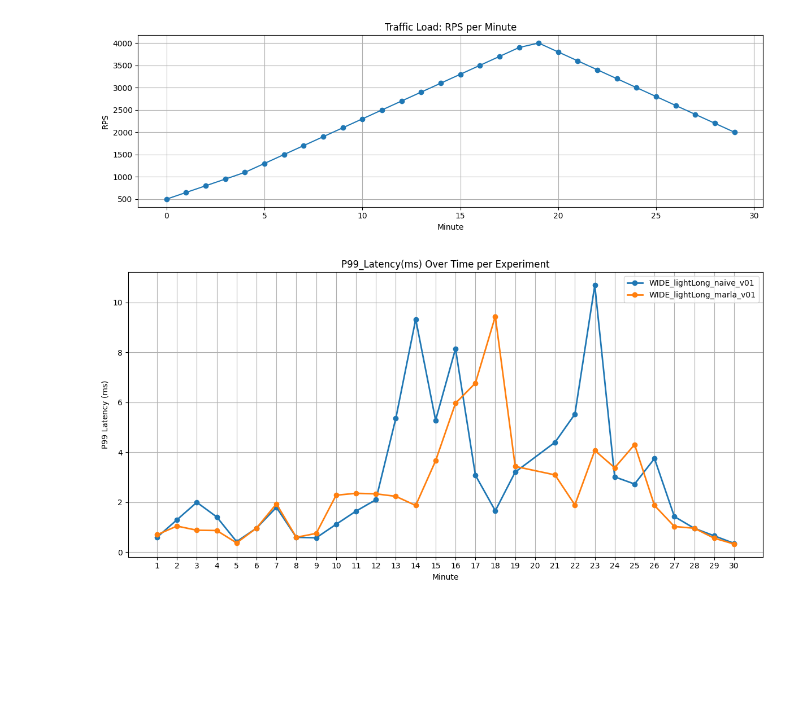
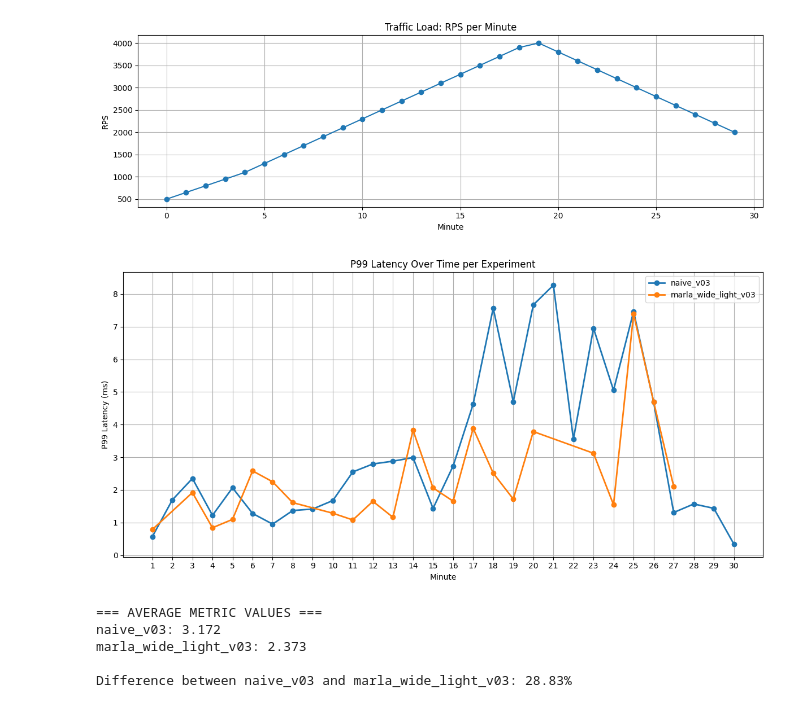
Before and after one commit to georgakopoulosgeo/Interference_Thesis_NTUA, a Jupyter notebook: Results/naive_vs_marla.ipynb, the cells around one changed output. Cells and saved outputs as stored; diff of their text form; code cells hidden in the pictures; blank space fills up the shorter version.

```diff
--- a/Results/naive_vs_marla.ipynb
+++ b/Results/naive_vs_marla.ipynb
@@ -17,16 +20,20 @@ marla_logs_folder = "/home/george/Workshop/Interference/Results/marla_logs"
 # Get all CSV files in the folder
 csv_files = glob.glob(os.path.join(csv_folder, "*.csv"))
 # %%
-def plot_metric_over_time(csv_filenames, metric="P99_Latency", folder_path=csv_folder):
+def plot_metric_over_time(csv_filenames, metric="P99_Latency", folder_path="./traffic_generator_csvs"):
     """
-    Plots the selected metric over time for selected CSV files, keeping only values below 20 for P99_Latency.
+    Plots the selected metric over time for selected CSV files,
+    keeping only values below 20 for P99_Latency.
+    Also prints the average of the metric for each file,
+    and how much they differ in percentage.
 
     Args:
-        csv_filenames (list): List of CSV filenames (e.g., ["naive_v01.csv", "balanced_ramp.csv"]).
+        csv_filenames (list): List of CSV filenames.
         metric (str): The metric column to plot (default: "P99_Latency").
         folder_path (str): Folder where the CSV files are stored.
     """
     plt.figure(figsize=(12, 6))
+    averages = {}
 
     for filename in csv_filenames:
         full_path = os.path.join(folder_path, filename)
@@ -37,11 +44,14 @@ def plot_metric_over_time(csv_filenames, metric="P99_Latency", folder_path=csv_f
         df = pd.read_csv(full_path)
         df['Minute'] = pd.to_numeric(df['Minute'], errors='coerce')
         df[metric] = pd.to_numeric(df[metric], errors='coerce')
-        df = df[df[metric] < 20]  # Keep only values below 20
+        df = df[df[metric] < 20]  # Filter outliers if metric is latency
 
         label = filename.replace(".csv", "")
+        averages[label] = df[metric].mean()
+
         plt.plot(df['Minute'], df[metric], marker='o', linewidth=2, label=label)
-    plt.title(f"{metric}(ms) Over Time per Experiment")
+
+    plt.title(f"{metric.replace('_', ' ')} Over Time per Experiment")
     plt.xlabel("Minute")
     plt.ylabel(metric.replace("_", " ") + " (ms)")
     plt.legend()
@@ -49,3 +59,23 @@ def plot_metric_over_time(csv_filenames, metric="P99_Latency", folder_path=csv_f
     plt.tight_layout()
     plt.xticks(range(1, 31))
     plt.show()
+
+    # Print averages and % difference
+    print("\n=== AVERAGE METRIC VALUES ===")
+    for label, avg in averages.items():
+        print(f"{label}: {avg:.3f}")
+
+    if len(averages) == 2:
+        labels = list(averages.keys())
+        val1, val2 = averages[labels[0]], averages[labels[1]]
+        percent_diff = abs(val1 - val2) / ((val1 + val2) / 2) * 100
+        print(f"\nDifference between {labels[0]} and {labels[1]}: {percent_diff:.2f}%")
+    elif len(averages) > 2:
+        print("\nPercentage differences between all files:")
+        labels = list(averages.keys())
+        for i in range(len(labels)):
+            for j in range(i+1, len(labels)):
+                a, b = labels[i], labels[j]
+                v1, v2 = averages[a], averages[b]
+                percent_diff = abs(v1 - v2) / ((v1 + v2) / 2) * 100
+                print(f"{a} vs {b}: {percent_diff:.2f}%")
@@ -144,7 +203,12 @@ plot_rps_schedule(RPS_30MIN_GRADUAL_WIDE)
 [figure]
 # %%
 #plot_metric_over_time(["naive_v01.csv", "marla_v01.csv"])
-#plot_metric_over_time(["naive_v03.csv", "marla_wide_light_v03.csv"], metric="P99_Latency")
-plot_metric_over_time(["WIDE_lightLong_naive_v01.csv","WIDE_lightLong_marla_v01.csv"])
+plot_metric_over_time(["naive_v03.csv", "marla_wide_light_v03.csv"], metric="P99_Latency")
+#plot_metric_over_time(["WIDE_lightLong_naive_v01.csv","WIDE_lightLong_marla_v01.csv"])
 # %% [output]
-[figure, old version]
+[figure, new version]
+=== AVERAGE METRIC VALUES ===
+naive_v03: 3.172
+marla_wide_light_v03: 2.373
+
+Difference between naive_v03 and marla_wide_light_v03: 28.83%
```
Also changed, not shown: parts of 5 cells of this notebook, 7 other files.
